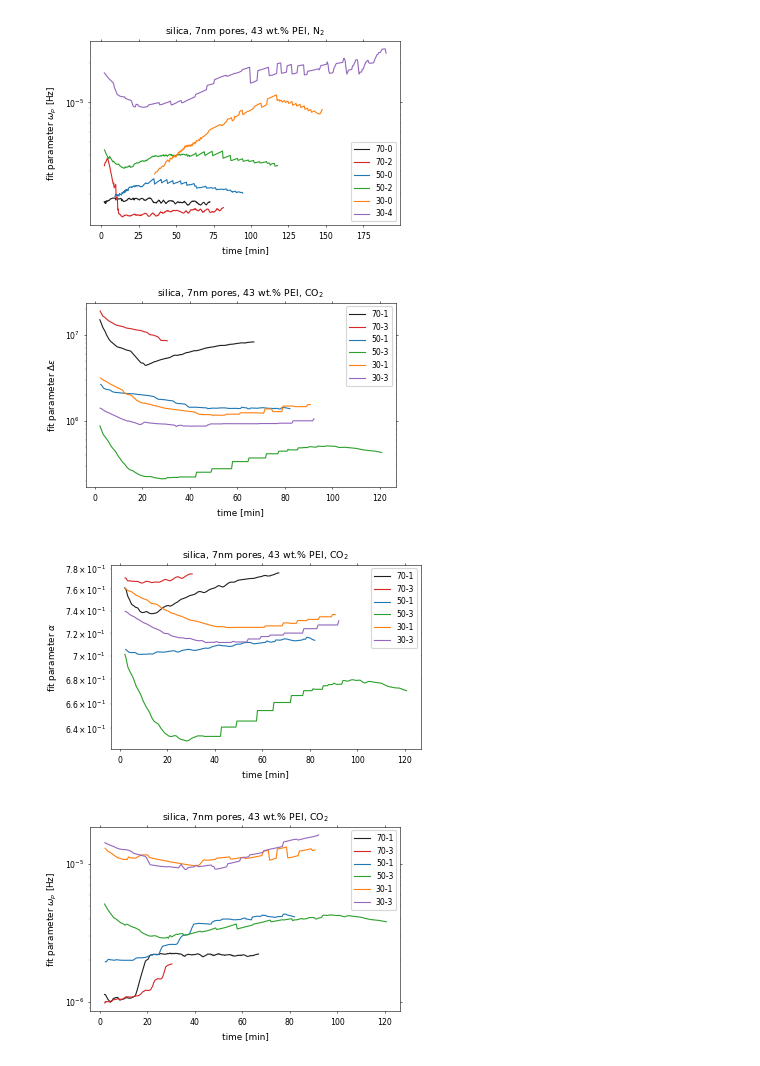
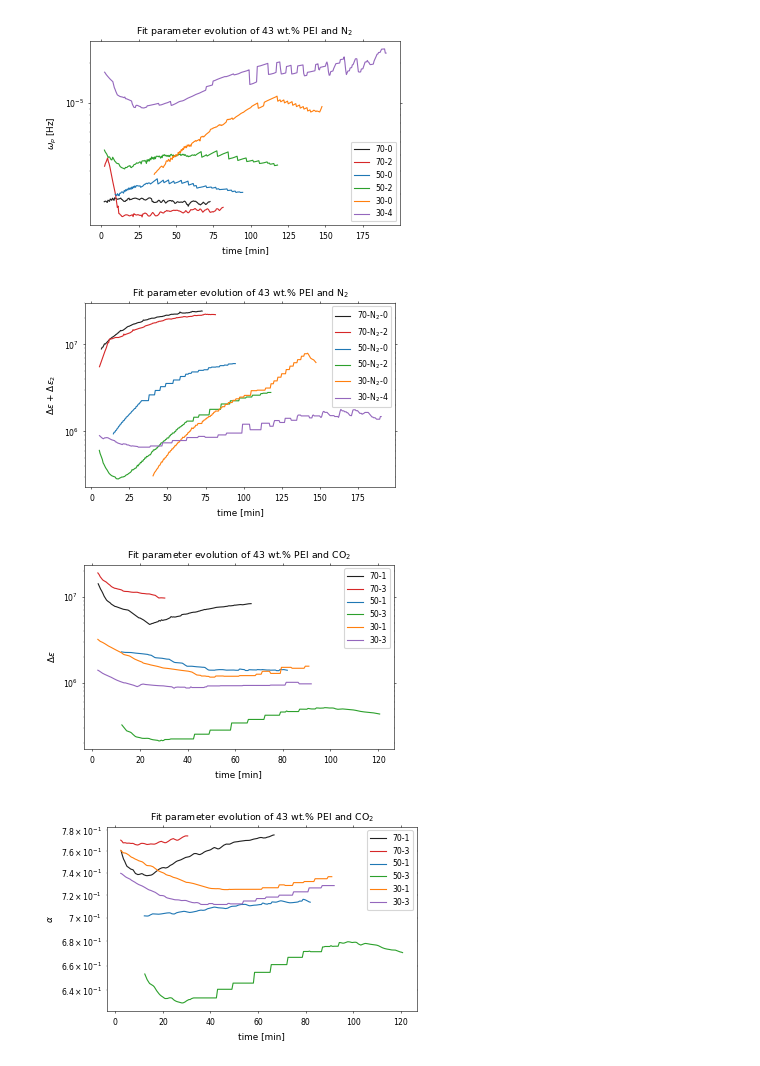
Before and after one commit to zarinelu/pei-dynamics, a Jupyter notebook: PEI43_2x-cole-fit_all-results.ipynb, the cells around one changed output. Saved outputs shown, nothing was run; the diff lists cells and outputs as text; code cells hidden in the pictures.

```diff
--- a/PEI43_2x-cole-fit_all-results.ipynb
+++ b/PEI43_2x-cole-fit_all-results.ipynb
@@ -39,7 +39,8 @@ plt.rcParams.update({'font.size': 7,
 # %%
 ### Import raw data and define measurement specifications
 
-SAMPLE = "silica, 7nm pores, 43 wt.% PEI"
+SAMPLE = "43 wt.% PEI"
+SAMPLE_SHORT = SAMPLE[:2]
 # specify what temperatures where used and in what order
 TEMPS = [70, 50, 30]
 GASES = ["N$_2$", "CO$_2$"]
@@ -59,7 +60,7 @@ GASCHANGE = [[5.0588e+02, 5174.770, 9492.830, 14695.640],
              [0, 5.9944e+03, 1.1229e+04, 1.8612e+04],
              [0, 709+8460, 6469+8460, 6867+8460, 12698+8460]]
 DT = [[0], [0, 18900, 19080], [0, 8460]]
-# indices (columns) of frequency, epsilon' (er), epsilon'' (ei) and time in ascii file
+# columns (indices) of frequency, epsilon' (er), epsilon'' (ei) and time in ascii file
 f_col, er_col, ei_col, t_col = 0, 2, 3, -1
 
 # specify folder and filenames of raw data, files in same order as "TEMPS" above
@@ -94,8 +95,8 @@ def gradient_matrix(y, x) :
     return (y[1:, :] - y[:-1, :]) / (x[1:] - x[:-1])[:, np.newaxis]
 
 
-f_out = [5e5]
-def extract_interpolate_and_derivative(data, num_points=1000):
+f_out = [5e5] # ignore data of these frequencies
+def extract_interpolate_and_derivative(data, num_points=0):
     """
     Extracts lists x_k for every measured data x at a fixed frequency k
     Creates a universal test set of time points
@@ -118,6 +119,9 @@ def extract_interpolate_and_derivative(data, num_points=1000):
         t_k = data[mask][:, t_col]
         initial_test_t = max(initial_test_t, np.min(t_k))
         final_test_t = min(final_test_t, np.max(t_k))
+    if not num_points:
+        num_points = int((final_test_t - initial_test_t) *2)
+
     t_test_set = np.linspace(initial_test_t, final_test_t, num_points)
 
     # er: real part of epsilon; ei: imag. part; t: corresponding measured time
@@ -262,7 +266,7 @@ def plot_parts(ax1, w_, *popt) :
 ### fitting and plotting procedure
 
 # indices of fit parameter omega, used in "fixorder" to make sure the three terms go from low to high frequency
-peak_indices = [2, 5]
+peak_indices = [2, 5, 8]
 def fixorder(p) :
     # fix order of parameters such that peaks are in ascending order
     # old function that might be useful, needs some work
@@ -348,6 +352,8 @@ lnw_ = np.linspace(-0.5, 15.5, 100)
 w_ = np.exp(lnw_)
 f_ = w_/2/np.pi
 
+title_text = "BDS of  "
+
 def plot(w_der, x_der, w, x_i, popt, dt, run, id, fitscore) :
     # whole output routine
 
@@ -371,7 +377,7 @@ def plot(w_der, x_der, w, x_i, popt, dt, run, id, fitscore) :
     ax1.plot(w_, x_der_, color='r')
     plot_parts(ax1, w_, *popt)
     ax1.set_ylim(1/2* np.min(x_der) , 10* np.max(x_der))
-    ax1.set_ylabel("$\\epsilon_{der} = -\\frac{\\pi}{2} ~ \\frac{\\partial\\epsilon'}{\\partial\\ln(\\omega)}$")
+    ax1.set_ylabel("$\\epsilon'_{der}$") # = -\\frac{\\pi}{2} ~ \\frac{\\partial\\epsilon'}{\\partial\\ln(\\omega)}
 
     ax2 = ax1.twinx()
     ax2.set_yscale(yscale)
@@ -381,7 +387,7 @@ def plot(w_der, x_der, w, x_i, popt, dt, run, id, fitscore) :
     ax2.set_ylabel("$\\epsilon''$", color='r')
 
     timestr = "t = " + str(np.round(dt,1)) + " min"
-    title = SAMPLE + "  |  "+ id +"  |  "+timestr
+    title = title_text + SAMPLE_SHORT +'-'+ id + "  at  " + timestr
     plt.title(title)
     ax1.set_xlabel("AC angular frequency $\omega$ [Hz]")
 
@@ -527,14 +519,14 @@ fit parameters [25670000.0, 0.7746, 1.531e-06, 3.496, 0.5629, 70240.0]
 # %%
 ### Plot time evolution of fit parameters
 
-# j: run with specific temp and gas
-# i: parameters
+title_text = "Fit parameter evolution of "+ SAMPLE + " and "
 
 good = [DT_ALL[j] > 2 for j in range(len(DT_ALL))]
 DT_ALL_ = [DT_ALL[j][good[j]] for j in range(len(DT_ALL))]
 P_ALL_ = [P_ALL[j][:, good[j].flatten()] for j in range(len(DT_ALL))]
 
-p_in = [0, 2, 3, 5, 6, 8]
+# j: run with specific temp and gas
+# i: parameters
 
 for gas in GASES :
     for i, parameter in enumerate(p_labels[:-3]) :
@@ -546,18 +538,39 @@ for gas in GASES :
         for j, id in enumerate(ID) :
             if id[3] != gas[0] :#or (id[0]=='3' and id[-1]=='0') :
                 continue
+            if id[3] == "C" and id[0] == "5":
+                n = 20
+            else :
+                n = 0
             #if id[0] == "7" and id[-1] == "2" :
             #    continue
             label = id[:2] + id[-2:]
 
-            x, y = DT_ALL_[j], P_ALL_[j][i]
+            x, y = DT_ALL_[j][n:], P_ALL_[j][i][n:]
+            #lower_threshold, upper_threshold = np.percentile(y, [5, 95])
+            #l, u = min(lower_threshold, l), max(upper_threshold, u)
 
             plt.plot(x, y, label=label, linewidth=1)
-            plt.title(SAMPLE + ", " + gas)
+            plt.title(title_text + gas)
 
         plt.xlabel("time [min]")
-        plt.ylabel("fit parameter " + parameter)
+        plt.ylabel(parameter)
         plt.legend()
         #plt.savefig("results20/paramkin/"+gas+" "+parameter+".png", bbox_inches='tight')
         plt.show()
+
+    plt.xscale('linear')
+    plt.yscale('log')
+
+    for j, id in enumerate(ID) :
+        if id[3] != gas[0] :#or (id[0]=='3' and id[-1]=='0') :
+            continue
+        de_sum = P_ALL[j][0] + P_ALL[j][3]
+        plt.plot(DT_ALL[j][10:], de_sum[10:], label=id, linewidth=1)
+        plt.title(title_text + gas)
+
+    plt.xlabel("time [min]")
+    plt.ylabel(p_labels[0] + " + " + p_labels[3])
+    plt.legend()
+    plt.show()
 # %% [output]
@@ -566,4 +579,4 @@ for gas in GASES :
-[figure, old version]
+[figure, new version]
-[figure, old version]
+[figure, new version]
-[figure, old version]
+[figure, new version]
-[figure, old version]
+[figure, new version]
```
Also changed, not shown: parts of 6 cells of this notebook, 3 other files.
